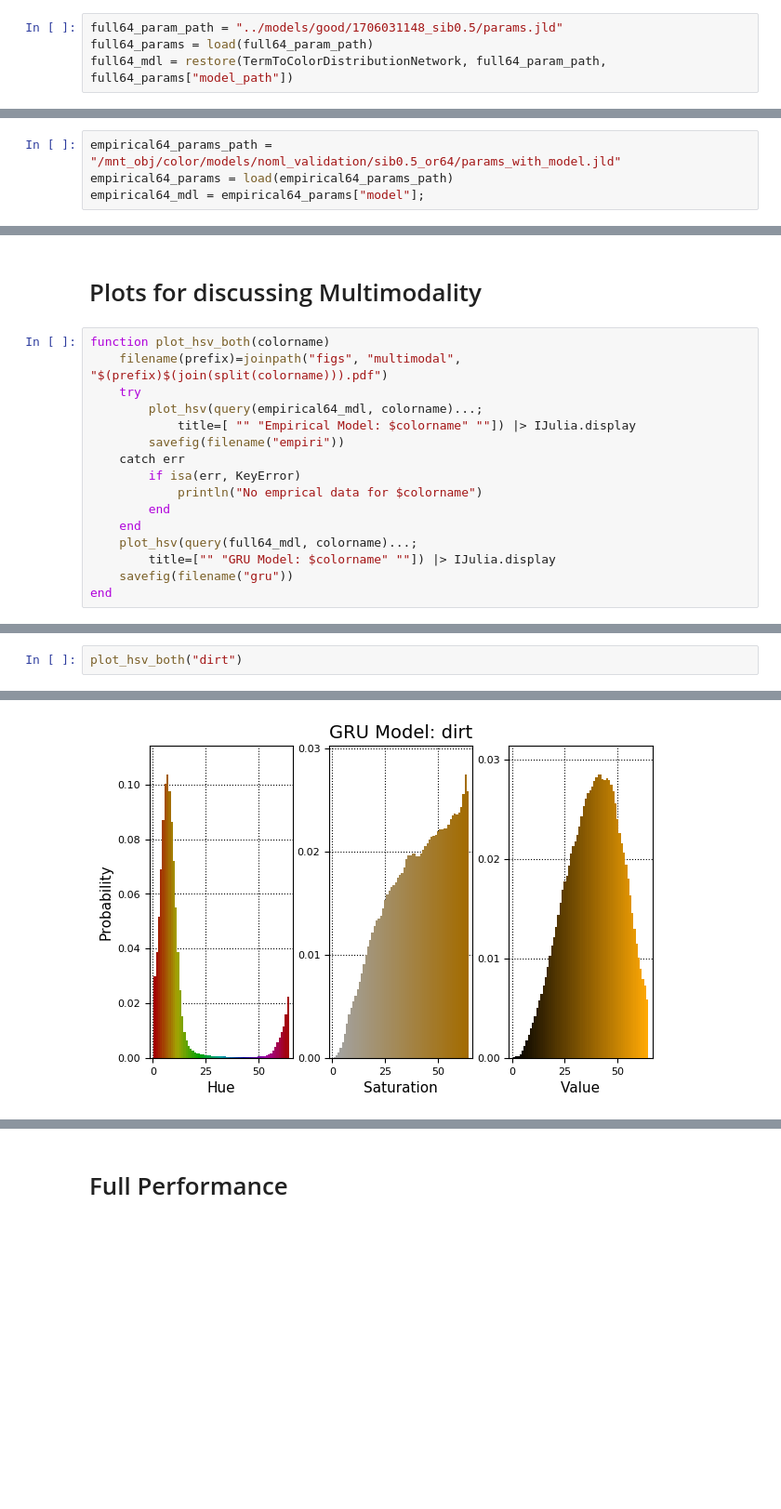
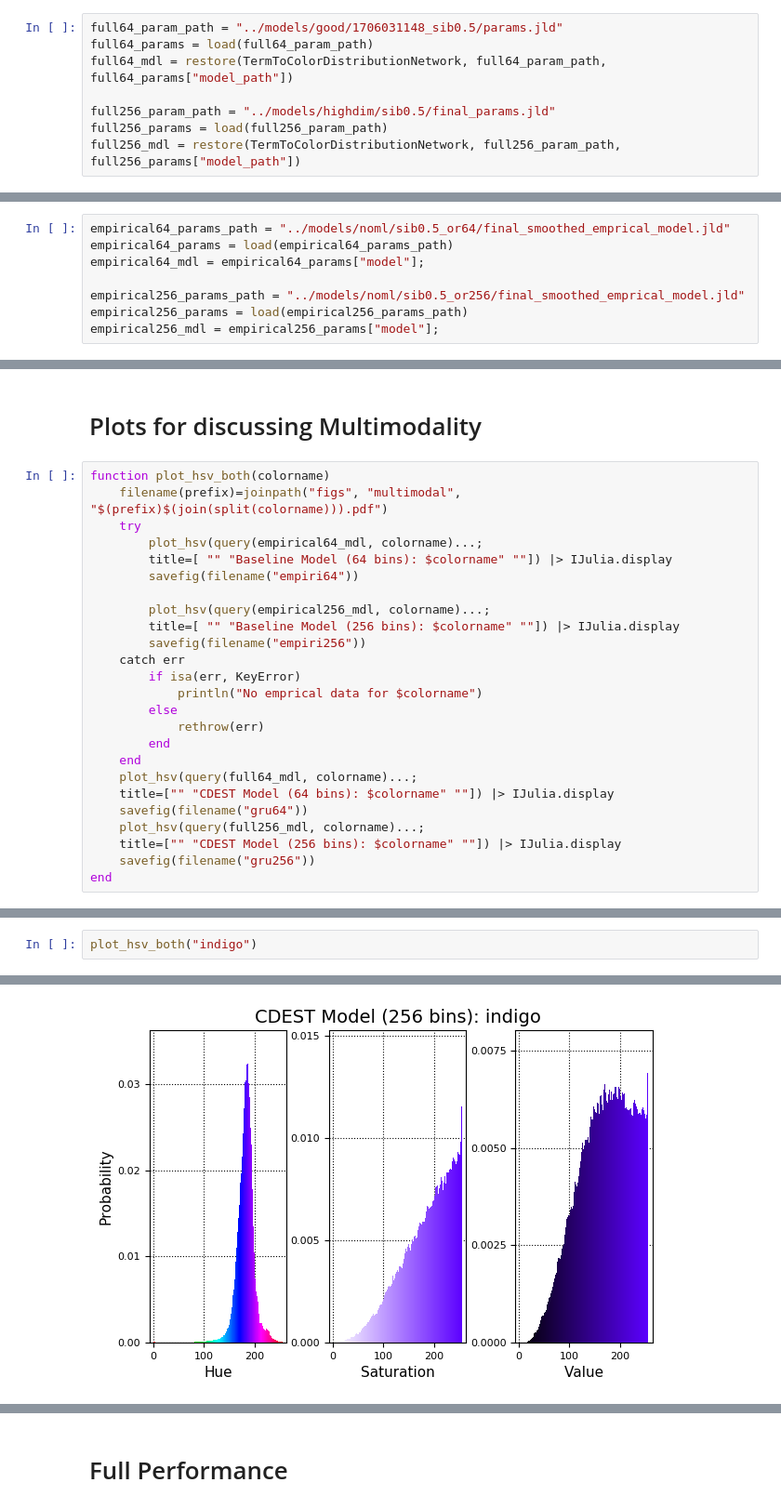
Before and after one commit to oxinabox/ColoringNames.jl, a Jupyter notebook: expr/PaperGen.ipynb, the cells around one changed output, grey strips where cells are left out. Shown at 93% size. Saved outputs shown, nothing was run; the diff lists cells and outputs as text; blank space fills up the shorter version.

```diff
--- a/expr/PaperGen.ipynb
+++ b/expr/PaperGen.ipynb
@@ -11,4 +11,8 @@ WARNING: Method definition describe(AbstractArray) in module StatsBase at /home/
 full64_param_path = "../models/good/1706031148_sib0.5/params.jld"
 full64_params = load(full64_param_path)
 full64_mdl = restore(TermToColorDistributionNetwork, full64_param_path, full64_params["model_path"])
+
+full256_param_path = "../models/highdim/sib0.5/final_params.jld"
+full256_params = load(full256_param_path)
+full256_mdl = restore(TermToColorDistributionNetwork, full256_param_path, full256_params["model_path"])
 # %% [output]
@@ -19,6 +23,10 @@ full64_mdl = restore(TermToColorDistributionNetwork, full64_param_path, full64_p
 # %%
-empirical64_params_path = "/mnt_obj/color/models/noml_validation/sib0.5_or64/params_with_model.jld"
+empirical64_params_path = "../models/noml/sib0.5_or64/final_smoothed_emprical_model.jld"
 empirical64_params = load(empirical64_params_path)
 empirical64_mdl = empirical64_params["model"];
+
+empirical256_params_path = "../models/noml/sib0.5_or256/final_smoothed_emprical_model.jld"
+empirical256_params = load(empirical256_params_path)
+empirical256_mdl = empirical256_params["model"];
 # %%
 gr()
@@ -69,15 +79,24 @@ function plot_hsv_both(colorname)
     filename(prefix)=joinpath("figs", "multimodal", "$(prefix)$(join(split(colorname))).pdf")
     try
         plot_hsv(query(empirical64_mdl, colorname)...;
-            title=[ "" "Empirical Model: $colorname" ""]) |> IJulia.display
-        savefig(filename("empiri"))
+        title=[ "" "Baseline Model (64 bins): $colorname" ""]) |> IJulia.display
+        savefig(filename("empiri64"))
+
+        plot_hsv(query(empirical256_mdl, colorname)...;
+        title=[ "" "Baseline Model (256 bins): $colorname" ""]) |> IJulia.display
+        savefig(filename("empiri256"))
     catch err
         if isa(err, KeyError)
             println("No emprical data for $colorname")
+        else
+            rethrow(err)
         end
     end
     plot_hsv(query(full64_mdl, colorname)...;
-        title=["" "GRU Model: $colorname" ""]) |> IJulia.display
-    savefig(filename("gru"))
+    title=["" "CDEST Model (64 bins): $colorname" ""]) |> IJulia.display
+    savefig(filename("gru64"))
+    plot_hsv(query(full256_mdl, colorname)...;
+    title=["" "CDEST Model (256 bins): $colorname" ""]) |> IJulia.display
+    savefig(filename("gru256"))
 end
 # %% [output]
@@ -147,3 +200,3 @@ No emprical data for dirty brown
 # %%
-plot_hsv_both("dirt")
+plot_hsv_both("indigo")
 # %% [output]
@@ -153 +210 @@ plot_hsv_both("dirt")
-[figure, old version]
+[figure, new version]
```
Also changed, not shown: parts of 24 cells of this notebook, 4 other files.
